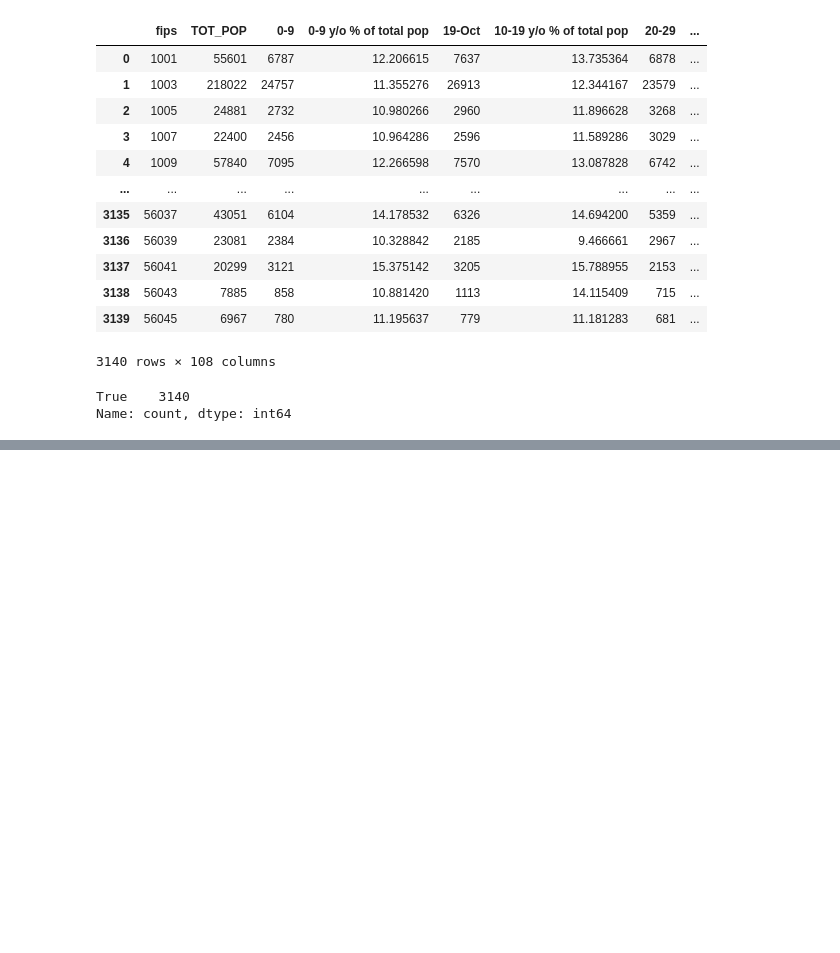
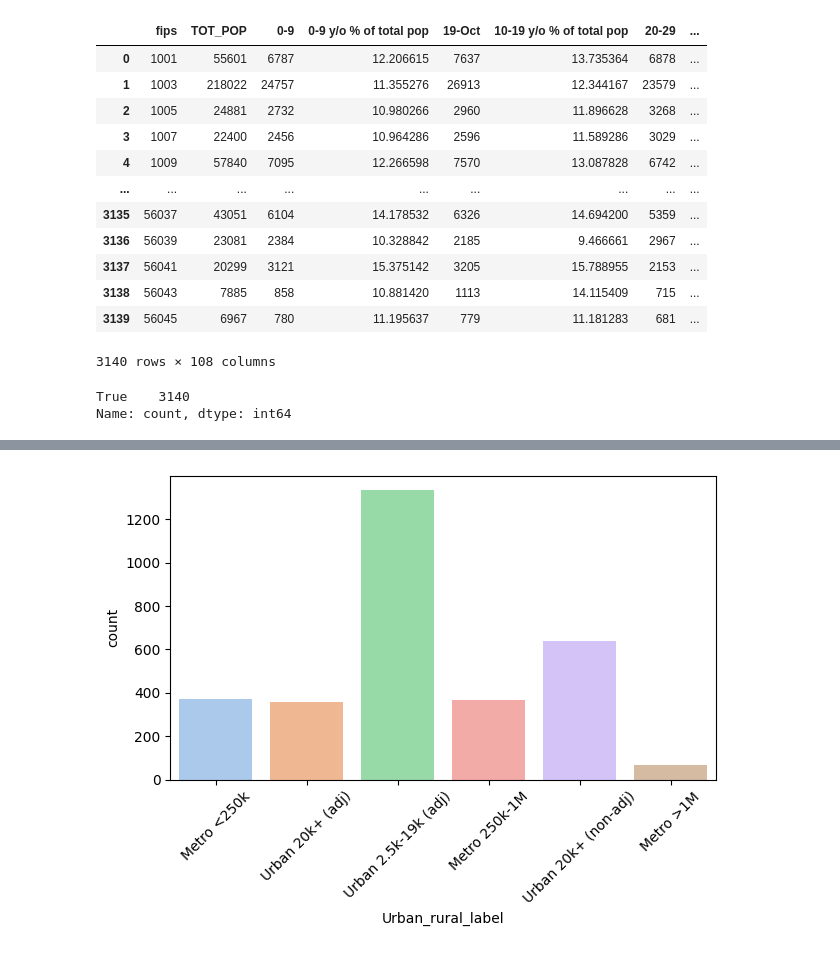
Before and after one commit to 4GeeksAcademy/sergio-roque-regularized-regression, a Jupyter notebook: src/explore.ipynb, the cells around one changed output, grey strips where cells are left out. Saved outputs shown, nothing was run; the diff lists cells and outputs as text; code cells hidden in the pictures; blank space fills up the shorter version.

```diff
--- a/src/explore.ipynb
+++ b/src/explore.ipynb
@@ -89,8 +89,9 @@ data["50+"] = data["50-59"] + data["60-69"] + data["70-79"] + data["80+"]
 cols_to_drop = data.columns[1:19]
 data = data.drop(columns=cols_to_drop)
 # %%
-# Columnas con datos porcentuales etnicos a eliminar, mantengo los datos totales en bruto
-cols_to_drop = ["% White-alone", "% Black-alone", "% NA/AI-alone", "% Asian-alone", "% Hawaiian/PI-alone", "% Two or more races"]
+# Columnas con datos etnicos a eliminar, mantengo los datos porcentuales
+cols_to_drop = ["White-alone pop", "Black-alone pop", "Native American/American Indian-alone pop",
+                "Asian-alone pop", "Hawaiian/Pacific Islander-alone pop", "Two or more races pop"]
 data = data.drop(columns=cols_to_drop)
 # %%
 # Analisis de igualdad entre columna "TOT_POP" y "POP_ESTIMATE_2018"
@@ -112,13 +111,13 @@ data = data.drop(columns=cols_to_drop)
 cols_to_drop = ["Population Aged 60+", "Percent of Population Aged 60+"]
 data = data.drop(columns=cols_to_drop)
 # %%
-# Eliminacion de datos de margen de error o incertidumbre y la prevalencia, mantengo los datos totales en bruto
-cols_to_drop = ["anycondition_Lower 95% CI", "anycondition_Upper 95% CI", "anycondition_prevalence",
-                "Obesity_Lower 95% CI", "Obesity_Upper 95% CI", "Obesity_prevalence",
-                "Heart disease_Lower 95% CI", "Heart disease_Upper 95% CI", "Heart disease_prevalence",
-                "COPD_Lower 95% CI", "COPD_Upper 95% CI", "COPD_prevalence",
-                "diabetes_Lower 95% CI", "diabetes_Upper 95% CI", "diabetes_prevalence",
-                "CKD_Lower 95% CI", "CKD_Upper 95% CI", "CKD_prevalence"]
+# Eliminacion de datos de margen de error o incertidumbre y los datos totales en bruto, mantengo la prevalencia
+cols_to_drop = ["anycondition_Lower 95% CI", "anycondition_Upper 95% CI", "anycondition_number",
+                "Obesity_Lower 95% CI", "Obesity_Upper 95% CI", "Obesity_number",
+                "Heart disease_Lower 95% CI", "Heart disease_Upper 95% CI", "Heart disease_number",
+                "COPD_Lower 95% CI", "COPD_Upper 95% CI", "COPD_number",
+                "diabetes_Lower 95% CI", "diabetes_Upper 95% CI", "diabetes_number",
+                "CKD_Lower 95% CI", "CKD_Upper 95% CI", "CKD_number"]
 data = data.drop(columns=cols_to_drop)
 # %%
 # Eliminacion de datos que representan tasas porcentuales, grupos de edades diferentes a los agrupados y codigos de estado que no aportan
@@ -148,0 +163,26 @@ memory usage: 1.2 MB
+# %%
+urban_rural_labels = {
+    1: "Metro >1M",
+    2: "Metro 250k-1M",
+    3: "Metro <250k",
+    4: "Urban 20k+ (adj)",
+    5: "Urban 20k+ (non-adj)",
+    6: "Urban 2.5k-19k (adj)",
+    7: "Urban 2.5k-19k (non-adj)",
+    8: "Rural <2.5k (adj)",
+    9: "Rural <2.5k (non-adj)",
+    88: "Unknown (AK/HI)",
+    99: "Unknown (Other)"
+}
+
+data['Urban_rural_label'] = data['Urban_rural_code'].map(urban_rural_labels)
+
+sns.countplot(data=data, x='Urban_rural_label', palette='pastel', hue='Urban_rural_label', legend=False)
+plt.xticks(rotation=45)
+plt.tight_layout()
+plt.show()
+
+# Elimino la columna creada anteriormente que era solo para graficar los labels de los tipos de condados
+data = data.drop('Urban_rural_label', axis=1)
+# %% [output]
+[figure, added]
```
Also changed, not shown: parts of 11 cells of this notebook.
